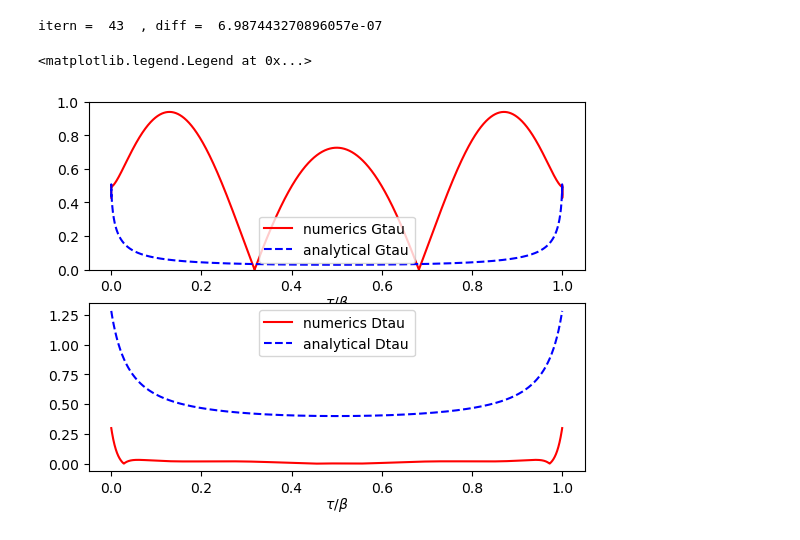
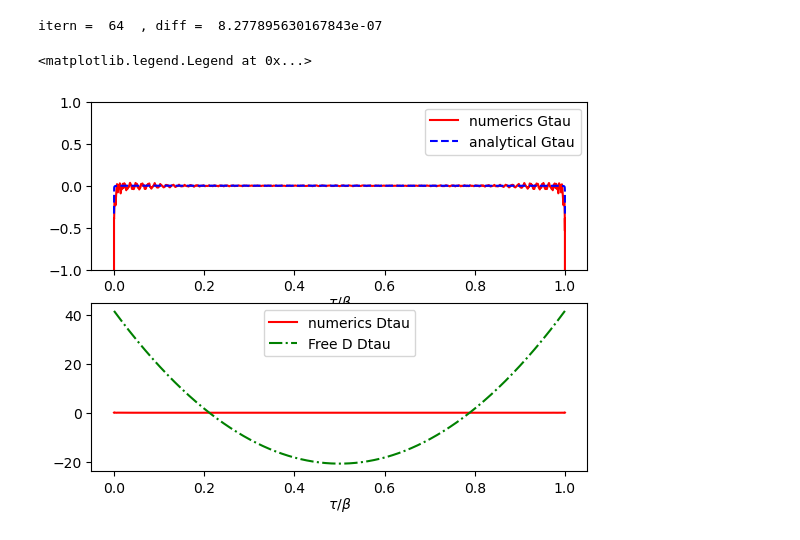
Before and after one commit to aravindhshankar/TwoSidedYSYK, a Jupyter notebook: Esterlis_SchmalianImagTime.ipynb, the cells around one changed output. Cells and saved outputs as stored; diff of their text form; code cells hidden in the pictures.

```diff
--- a/Esterlis_SchmalianImagTime.ipynb
+++ b/Esterlis_SchmalianImagTime.ipynb
@@ -5,30 +5,33 @@ import matplotlib.pyplot as plt
 from matplotlib import rcParams
 from ConformalAnalytical import *
 # %%
-Nbig = int(1e5)
-#Nbig = 10
+Nbig = int(2**18)
 err = 1e-6
 
-beta = 50
-mu = 0
-g = 1.0
-r = 2.
+beta = 500.
+mu = 0.
+g = 10.
+r = 0 + 1e-8 * 1j
 kappa = 1.
 
 omega = (2 * np.arange(Nbig) - Nbig + 1) * np.pi/beta
 nu = (2 * np.arange(Nbig) - Nbig ) * np.pi/beta
 tau = (np.arange(Nbig) + 1./2) * beta/Nbig
 # %%
-Gtau = 0.5*np.ones(Nbig)
-Dtau = 1.0*DfreeImagtau(tau,r,beta)
+#Gtau = 0.5*np.ones(Nbig)
+#Dtau = 1.0*DfreeImagtau(tau,r,beta)
+#Gtau = Freq2TimeF(GconfImag(omega,g,beta),Nbig,beta)
+#Dtau = Freq2TimeB(DconfImag(nu,g,beta),Nbig,beta)
+Gfreetau = Freq2TimeF(1./(1j*omega + mu),Nbig,beta)
+Dfreetau = Freq2TimeB(1./(nu**2 + r),Nbig,beta)
+Gtau = Gfreetau
+Dtau = Dfreetau
 
 itern = 0
-diff = 1
+diff = 1.
 x = 0.5
-#x=1.0
 
 while(diff>err):
-#while(itern<200):
     itern+=1
     diffold = diff
 
@@ -47,11 +50,10 @@ while(diff>err):
     Gomega = x*(1./(1j*omega + mu - Sigmaomega)) + (1-x)*oldGomega
     Domega = x*(1./(nu**2 + r - Piomega)) + (1-x)*oldDomega
 
-    Gtau = Freq2TimeF(Gomega,Nbig,beta)
-    Dtau = Freq2TimeB(Domega,Nbig,beta)
+    Gtau = Freq2TimeF(Gomega - (1/(1j*omega)),Nbig,beta) - 0.5
+    Dtau = Freq2TimeB(Domega - (1/(nu**2+r)),Nbig,beta) + DfreeImagtau(tau,r,beta)
 
-    #diff = (1.0/Nbig) * np. sqrt(np.sum((np.abs(Gtau-oldGtau))**2) + np.sum((np.abs(Dtau-oldDtau))**2))
-    diff = (1.0/Nbig) * np. sqrt(np.sum((np.abs(Gtau-oldGtau))**2) + np.sum((np.abs(Dtau-oldDtau))**2))
+    diff = (0.5/Nbig) * np. sqrt(np.sum((np.abs(Gtau-oldGtau))**2) + np.sum((np.abs(Dtau-oldDtau))**2))
 
     if diff>diffold:
         x/=2
@@ -60,26 +62,26 @@ while(diff>err):
 
 print("itern = ",itern," , diff = ", diff)
 # %% [output]
-itern =  43  , diff =  6.987443270896057e-07
+itern =  64  , diff =  8.277895630167843e-07
 # %%
 Gconftau = Freq2TimeF(GconfImag(omega,g,beta),Nbig,beta)
 Dconftau = Freq2TimeB(DconfImag(nu,g,beta),Nbig,beta)
 FreeDtau = DfreeImagtau(tau,r,beta)
 
 fig, ax = plt.subplots(2)
 
-ax[0].plot(tau/beta, np.abs(Gtau), 'r', label = 'numerics Gtau')
-ax[0].plot(tau/beta, np.abs(Gconftau), 'b--', label = 'analytical Gtau' )
-ax[0].set_ylim(0,1)
+ax[0].plot(tau/beta, np.real(Gtau), 'r', label = 'numerics Gtau')
+ax[0].plot(tau/beta, np.real(Gconftau), 'b--', label = 'analytical Gtau' )
+ax[0].set_ylim(-1,1)
 ax[0].set_xlabel(r'$\tau/\beta$',labelpad = 0)
 ax[0].legend()
 
-ax[1].plot(tau/beta, np.abs(Dtau), 'r', label = 'numerics Dtau')
-ax[1].plot(tau/beta, np.abs(Dconftau), 'b--', label = 'analytical Dtau' )
-#ax[1].plot(tau/beta, np.abs(FreeDtau), 'b--', label = 'Free D Dtau' )
+ax[1].plot(tau/beta, np.real(Dtau), 'r', label = 'numerics Dtau')
+#ax[1].plot(tau/beta, np.real(Dconftau), 'b--', label = 'analytical Dtau' )
+ax[1].plot(tau/beta, np.real(FreeDtau), 'g-.', label = 'Free D Dtau' )
 #ax[1].set_ylim(0,1)
 ax[1].set_xlabel(r'$\tau/\beta$',labelpad = 0)
 ax[1].legend()
 # %% [output]
 <matplotlib.legend.Legend at 0x...>
-[figure, old version]
+[figure, new version]
```
Also changed, not shown: 1 other file.
